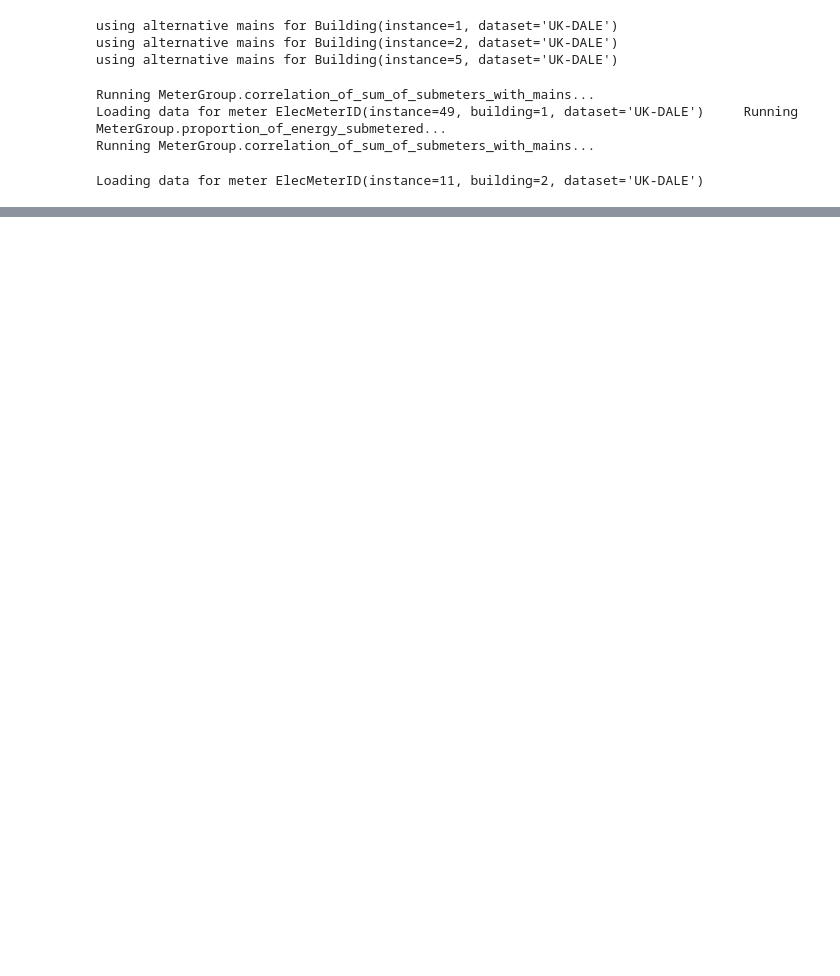
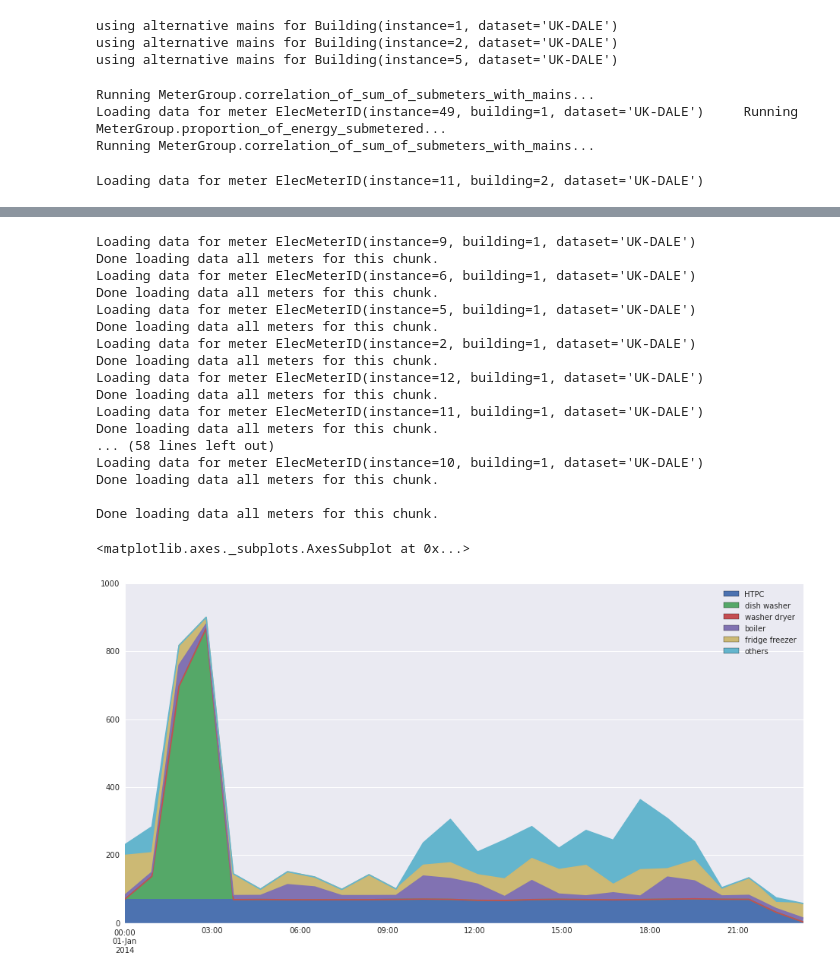
Before and after one commit to nilmtk/nilmtk, a Jupyter notebook: notebooks/dataset_statistics.ipynb, the cells around one changed output, grey strips where cells are left out. Saved outputs shown, nothing was run; the diff lists cells and outputs as text; code cells hidden in the pictures; blank space fills up the shorter version.

Commit message:
Demo of plotting area chart.  Needs a bit of work.

```diff
--- a/notebooks/dataset_statistics.ipynb
+++ b/notebooks/dataset_statistics.ipynb
@@ -2,3 +2,9 @@
 from __future__ import print_function, division
 from nilmtk import DataSet, TimeFrame
 import pandas as pd
+
+# Plotting
+from pylab import rcParams
+%matplotlib inline
+rcParams['figure.figsize'] = (16, 8)
+import seaborn
@@ -28,3 +30,8 @@ Running MeterGroup.correlation_of_sum_of_submeters_with_mains...
 Loading data for meter ElecMeterID(instance=49, building=1, dataset='UK-DALE')     Running MeterGroup.proportion_of_energy_submetered...
 Running MeterGroup.correlation_of_sum_of_submeters_with_mains...
 Loading data for meter ElecMeterID(instance=11, building=2, dataset='UK-DALE')
+# %%
+elec = dataset.buildings[1].elec
+submeters = elec.meters_directly_downstream_of_mains()
+grouped = submeters.groupby('type')
+top_k = grouped.select_top_k(group_remainder=True)
@@ -30,0 +56,24 @@ Loading data for meter ElecMeterID(instance=11, building=2, dataset='UK-DALE')
+# %%
+tz = dataset.metadata['timezone']
+section = TimeFrame("2014-01-01", "2014-01-02", tz=tz)
+top_k.plot(kind='area', sections=[section])
+# %% [output]
+Loading data for meter ElecMeterID(instance=9, building=1, dataset='UK-DALE')
+Done loading data all meters for this chunk.
+Loading data for meter ElecMeterID(instance=6, building=1, dataset='UK-DALE')
+Done loading data all meters for this chunk.
+Loading data for meter ElecMeterID(instance=5, building=1, dataset='UK-DALE')
+Done loading data all meters for this chunk.
+Loading data for meter ElecMeterID(instance=2, building=1, dataset='UK-DALE')
+Done loading data all meters for this chunk.
+Loading data for meter ElecMeterID(instance=12, building=1, dataset='UK-DALE')
+Done loading data all meters for this chunk.
+Loading data for meter ElecMeterID(instance=11, building=1, dataset='UK-DALE')
+Done loading data all meters for this chunk.
+... (58 lines left out)
+Loading data for meter ElecMeterID(instance=10, building=1, dataset='UK-DALE')
+Done loading data all meters for this chunk.
+
+Done loading data all meters for this chunk.
+<matplotlib.axes._subplots.AxesSubplot at 0x...>
+[figure, added]
```
Also changed, not shown: parts of 3 cells of this notebook.
